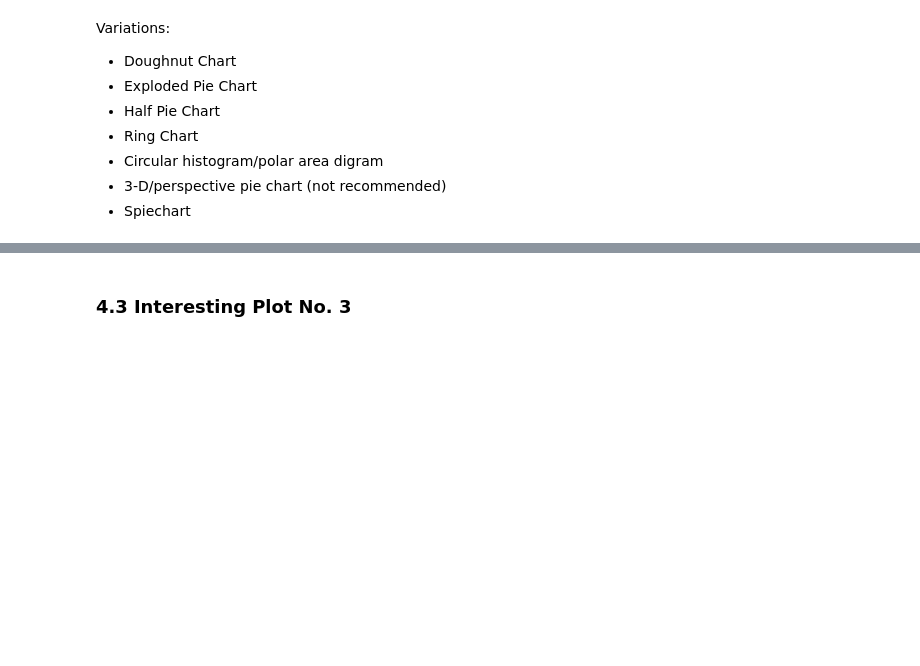
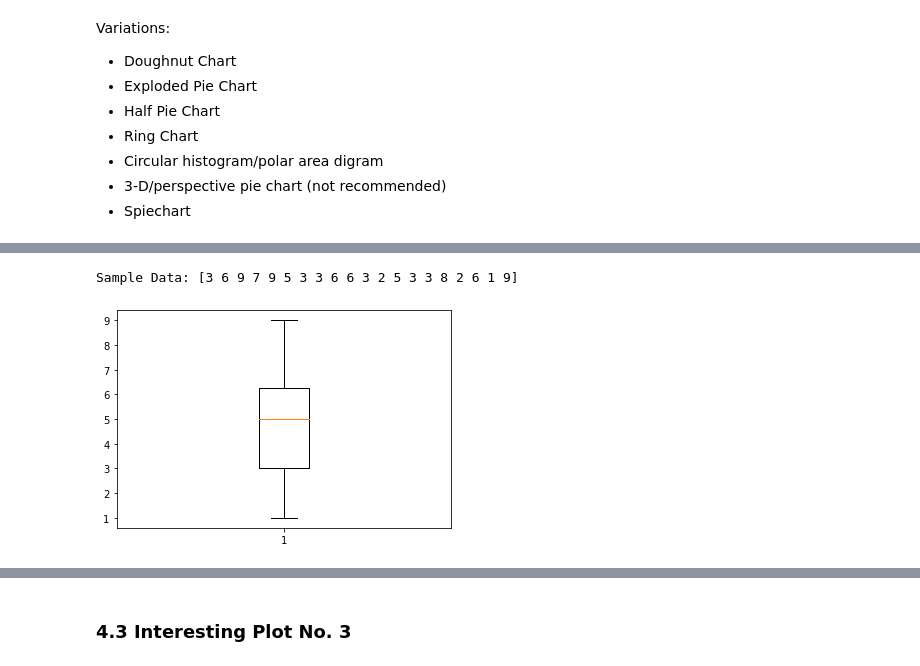
Before and after one commit to ssteffens/fundamentals-data-analysis-assessment, a Jupyter notebook: pyplot.ipynb, the cells around one changed output, grey strips where cells are left out. Drawn from its saved outputs; the diff is of its cells as text; code cells hidden in the pictures; blank space fills up the shorter version.

Commit message:
Pyplot - Add box plots

```diff
--- a/pyplot.ipynb
+++ b/pyplot.ipynb
@@ -608,0 +640,16 @@ Variations:
+# %%
+# Example: Ploting a basic box plot
+
+# Create sample data using numpy.random
+rng = np.random.default_rng(seed=1000)
+sample = rng.integers(1, 11, 20)
+
+# Display values of sample
+print("Sample Data: {}\n".format(sample))
+
+# Plot data and display
+plt.boxplot(sample)
+plt.show()
+# %% [output]
+Sample Data: [3 6 9 7 9 5 3 3 6 6 3 2 5 3 3 8 2 6 1 9]
+[figure, added]
```
Also changed, not shown: parts of 7 cells of this notebook.
